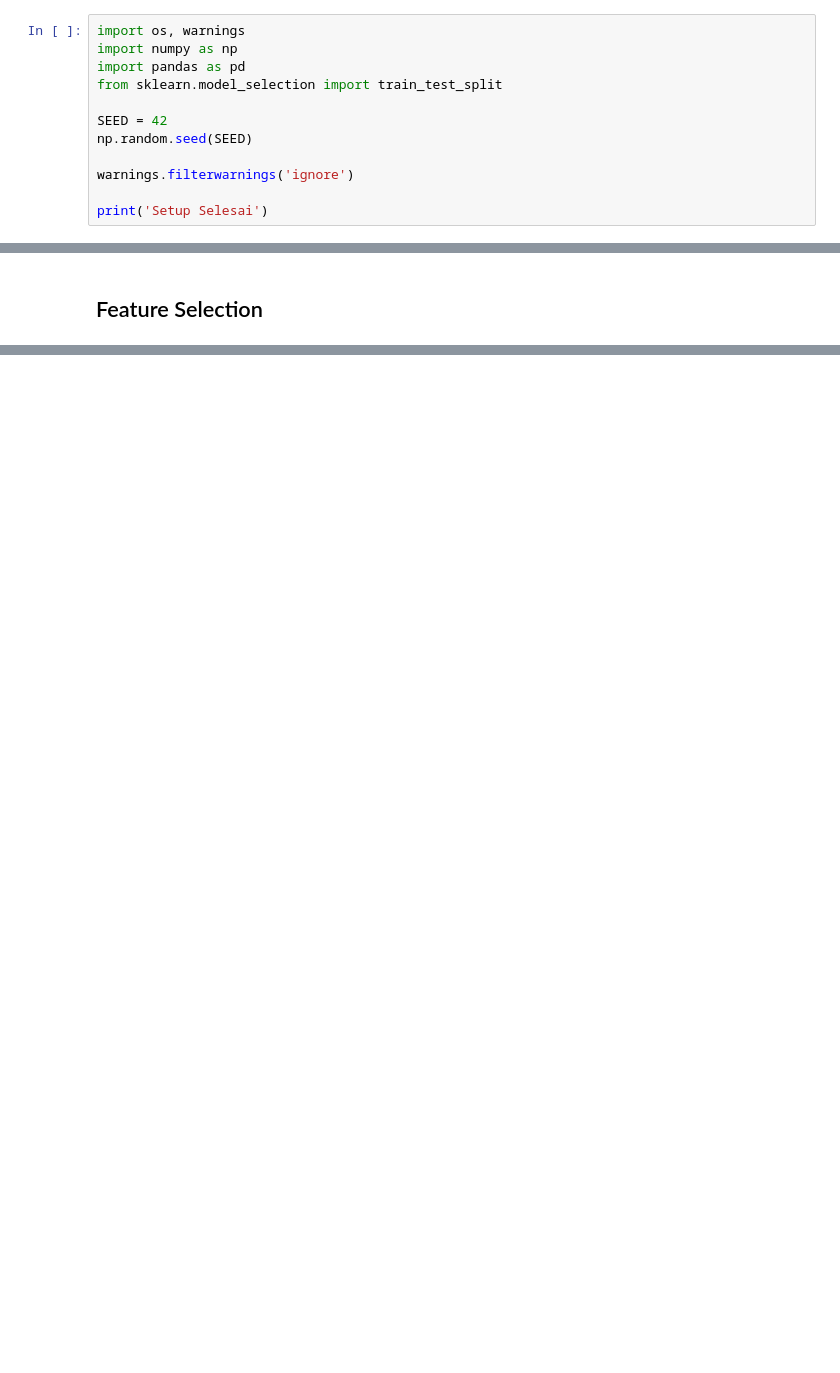
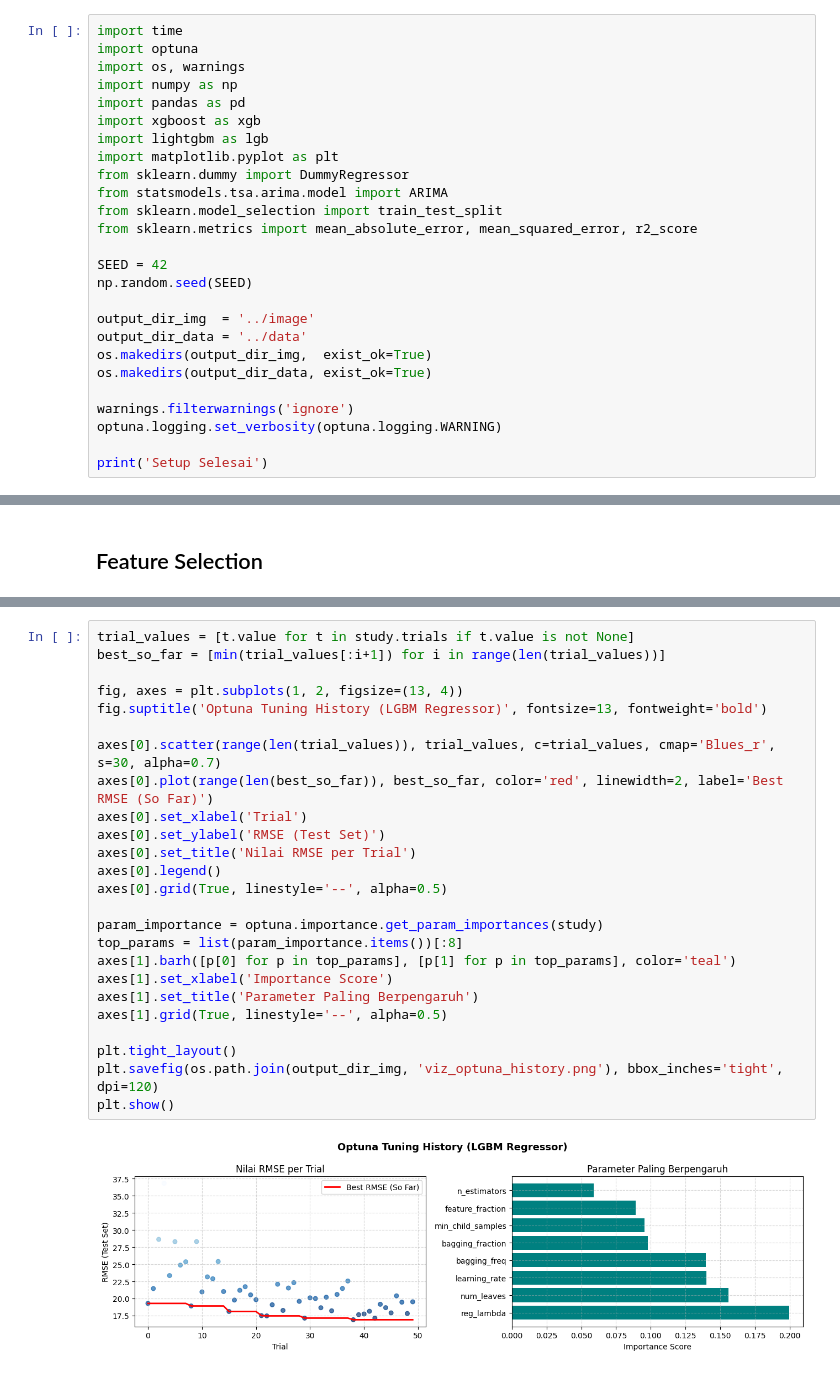
Before and after one commit to RikyDataScientist/shoreline-change-kenjeran, a Jupyter notebook: src/shoreline_model.ipynb, the cells around one changed output, grey strips where cells are left out. Cells and saved outputs as stored; diff of their text form; blank space fills up the shorter version.

```diff
--- a/src/shoreline_model.ipynb
+++ b/src/shoreline_model.ipynb
@@ -3,13 +10,27 @@
 # %%
+import time
+import optuna
 import os, warnings
 import numpy as np
 import pandas as pd
+import xgboost as xgb
+import lightgbm as lgb
+import matplotlib.pyplot as plt
+from sklearn.dummy import DummyRegressor
+from statsmodels.tsa.arima.model import ARIMA
 from sklearn.model_selection import train_test_split
+from sklearn.metrics import mean_absolute_error, mean_squared_error, r2_score
 
 SEED = 42
 np.random.seed(SEED)
 
+output_dir_img  = '../image'
+output_dir_data = '../data'
+os.makedirs(output_dir_img,  exist_ok=True)
+os.makedirs(output_dir_data, exist_ok=True)
+
 warnings.filterwarnings('ignore')
+optuna.logging.set_verbosity(optuna.logging.WARNING)
 
 print('Setup Selesai')
 # %% [output]
@@ -130,0 +554,27 @@ y_test = y.iloc[split_idx:].copy()
+# %%
+trial_values = [t.value for t in study.trials if t.value is not None]
+best_so_far = [min(trial_values[:i+1]) for i in range(len(trial_values))]
+
+fig, axes = plt.subplots(1, 2, figsize=(13, 4))
+fig.suptitle('Optuna Tuning History (LGBM Regressor)', fontsize=13, fontweight='bold')
+
+axes[0].scatter(range(len(trial_values)), trial_values, c=trial_values, cmap='Blues_r', s=30, alpha=0.7)
+axes[0].plot(range(len(best_so_far)), best_so_far, color='red', linewidth=2, label='Best RMSE (So Far)')
+axes[0].set_xlabel('Trial')
+axes[0].set_ylabel('RMSE (Test Set)')
+axes[0].set_title('Nilai RMSE per Trial')
+axes[0].legend()
+axes[0].grid(True, linestyle='--', alpha=0.5)
+
+param_importance = optuna.importance.get_param_importances(study)
+top_params = list(param_importance.items())[:8]
+axes[1].barh([p[0] for p in top_params], [p[1] for p in top_params], color='teal')
+axes[1].set_xlabel('Importance Score')
+axes[1].set_title('Parameter Paling Berpengaruh')
+axes[1].grid(True, linestyle='--', alpha=0.5)
+
+plt.tight_layout()
+plt.savefig(os.path.join(output_dir_img, 'viz_optuna_history.png'), bbox_inches='tight', dpi=120)
+plt.show()
+# %% [output]
+[figure, added]
```
Also changed, not shown: parts of 37 cells of this notebook, 11 other files.
